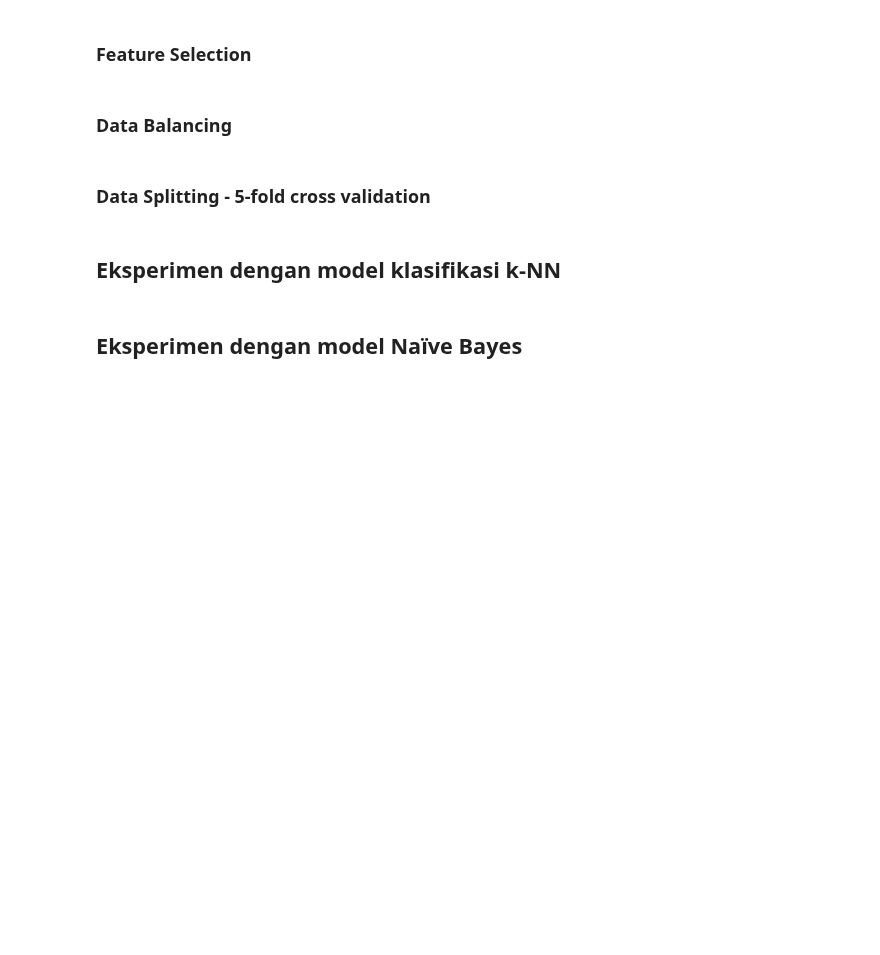
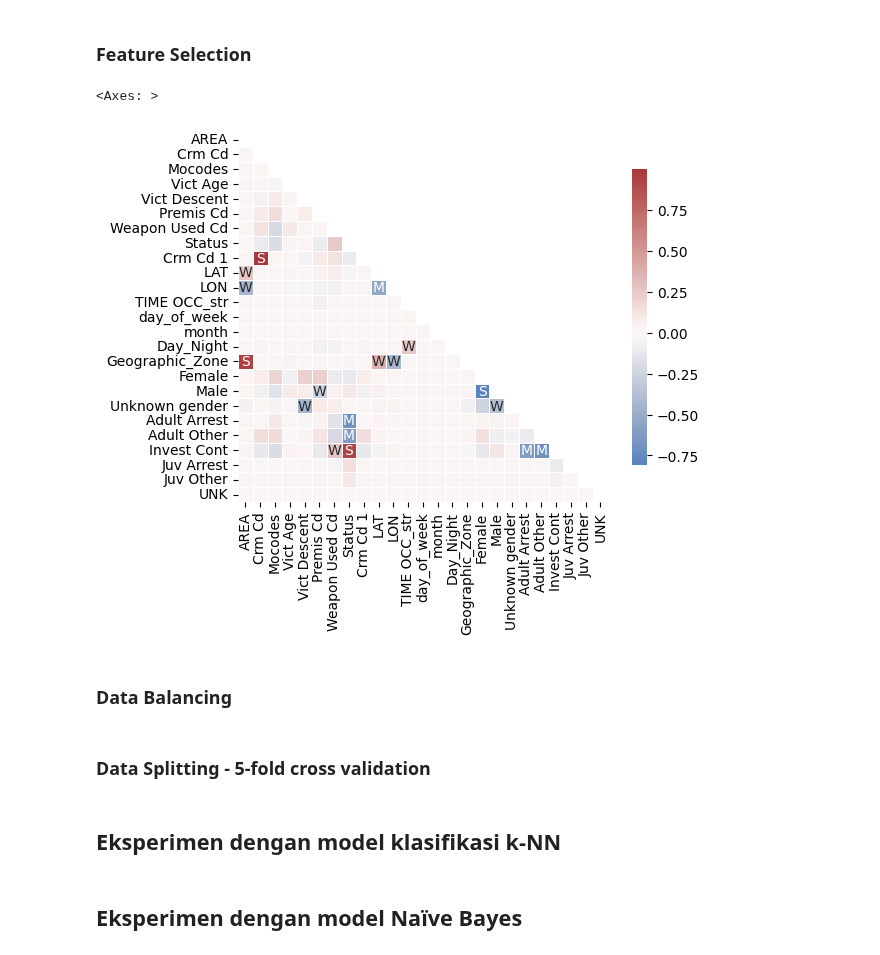
Before and after one commit to jasmrntha/tgp1-pap-c, a Jupyter notebook: tgp2-klasifikasi.ipynb, the cells around one changed output. Drawn from its saved outputs; the diff is of its cells as text; code cells hidden in the pictures; blank space fills up the shorter version.

```diff
--- a/tgp2-klasifikasi.ipynb
+++ b/tgp2-klasifikasi.ipynb
@@ -134,0 +382,12 @@ memory usage: 187.9+ MB
+# %%
+dt_transformed['day_of_week'] = dt_transformed['day_of_week'].replace(
+    {'Sunday': 0 ,
+     'Monday': 1 ,
+     'Tuesday': 2 ,
+     'Wednesday': 3 ,
+     'Thursday': 4 ,
+     'Friday': 5 ,
+     'Saturday': 6
+     }
+)
+dt_transformed['day_of_week'].value_counts()
@@ -134,0 +436,7 @@ memory usage: 187.9+ MB
+# %%
+dt_transformed['Day_Night'] = dt_transformed['Day_Night'].replace(
+    {'Day': 0 ,
+     'Night': 1
+     }
+)
+dt_transformed['Day_Night'].value_counts()
@@ -134,0 +448,8 @@ memory usage: 187.9+ MB
+# %%
+dt_transformed['Geographic_Zone'] = dt_transformed['Geographic_Zone'].replace(
+    {'Zone 1': 0 ,
+     'Zone 2': 1,
+     'Zone 3': 2
+     }
+)
+dt_transformed['Geographic_Zone'].value_counts()
@@ -134,0 +462,3 @@ memory usage: 187.9+ MB
+# %%
+dt_transformed['TIME OCC_str'] = dt_transformed['TIME OCC_str'].str.replace(':', '').astype(int)
+dt_transformed['TIME OCC_str'].value_counts()
@@ -140,3 +501,18 @@ memory usage: 187.9+ MB
+# %%
+# visualize Correlation plot
+corr = dt_transformed.corr('spearman')
+sns.heatmap(corr,
+            annot = np.where(np.abs(corr)>0.75,'S', # correlation more than +/- 75% labelled as 'STRONG CORRELATION'
+                      np.where(np.abs(corr)>0.5,'M', # correlation more than +/- 50% labelled as 'MEDIUM CORRELATION'
+                           np.where(np.abs(corr)>0.25,'W',''))), # correlation more than +/- 25% labelled as 'WEAK CORRELATION'
+            mask=np.triu(np.ones_like(corr, dtype=bool)),
+            square=True,
+            center=0,fmt='', linewidths=.5,
+            cmap="vlag", cbar_kws={"shrink": 0.8}
+            )
+# %% [output]
+<Axes: >
+[figure, added]
 # %% [markdown]
 ### Data Balancing
 # %%
```
Also changed, not shown: parts of 28 cells of this notebook.
